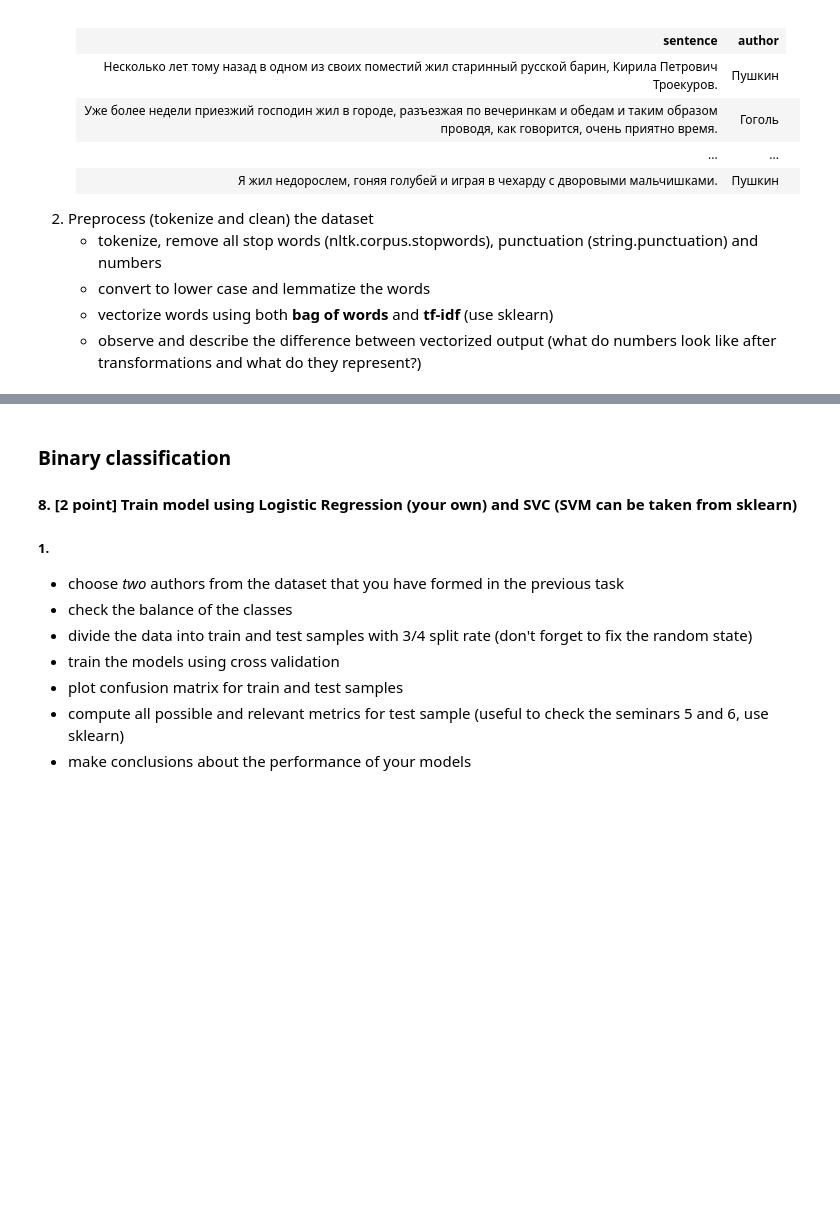
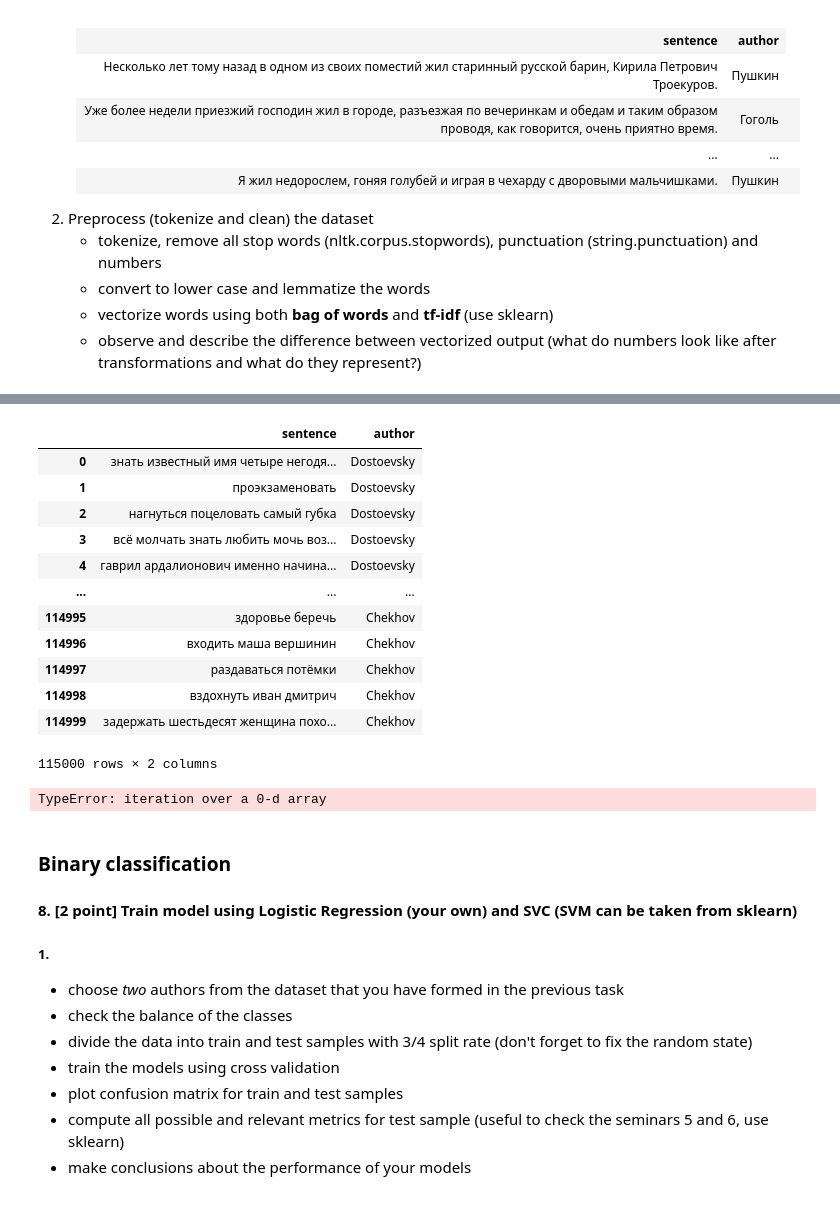
Before and after one commit to aamatevosyan/ml_se, a Jupyter notebook: hw/hw_3/HW3_v7.ipynb, the cells around one changed output, grey strips where cells are left out. Drawn from its saved outputs; the diff is of its cells as text; code cells hidden in the pictures; blank space fills up the shorter version.

```diff
--- a/hw/hw_3/HW3_v7.ipynb
+++ b/hw/hw_3/HW3_v7.ipynb
@@ -349,0 +482,18 @@ We are going to form a dataset that we will use in the following tasks for binar
+# %%
+unpickled_df = pd.read_pickle('df.pickle')
+# %%
+unpickled_df
+# %% [output]
+|  | sentence | author |
+| 0 | знать известный имя четыре негодя... | Dostoevsky |
+| 1 | проэкзаменовать | Dostoevsky |
+| 2 | нагнуться поцеловать самый губка | Dostoevsky |
+| 3 | всё молчать знать любить мочь воз... | Dostoevsky |
+| 4 | гаврил ардалионович именно начина... | Dostoevsky |
+| ... | ... | ... |
+| 114995 | здоровье беречь | Chekhov |
+| 114996 | входить маша вершинин | Chekhov |
+| 114997 | раздаваться потёмки | Chekhov |
+| 114998 | вздохнуть иван дмитрич | Chekhov |
+| 114999 | задержать шестьдесят женщина похо... | Chekhov |
+115000 rows × 2 columns
@@ -350,3 +510,11 @@ We are going to form a dataset that we will use in the following tasks for binar
+# %%
+vectorizer = CountVectorizer(max_features = 1000)
+vectorizer.fit(X_train_str)
+
+train_X = vectorizer.transform(X_train_str)
+test_X  = vectorizer.transform(X_test_str)
+# %% [output]
+TypeError: iteration over a 0-d array
 # %% [markdown]
 ###  Binary classification
 
```
Also changed, not shown: parts of 19 cells of this notebook, 4 other files.
